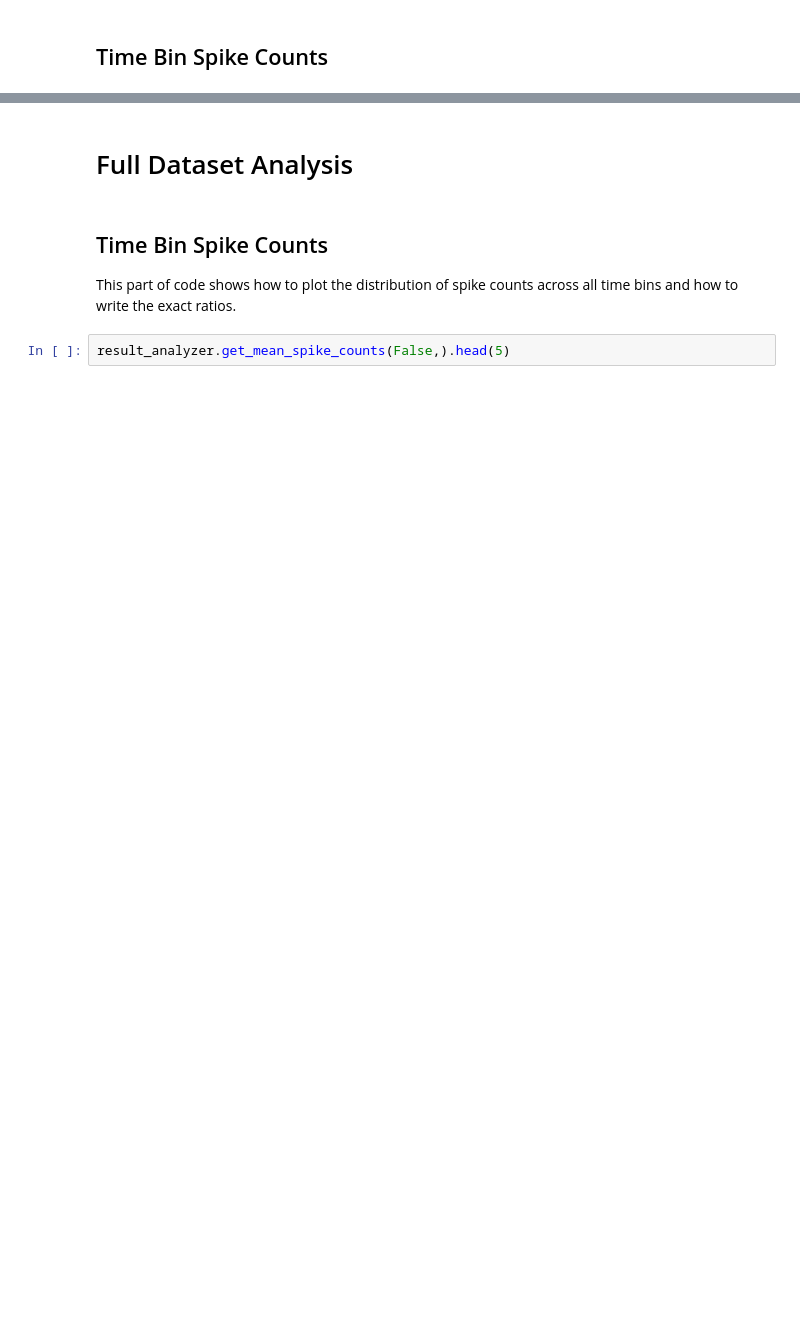
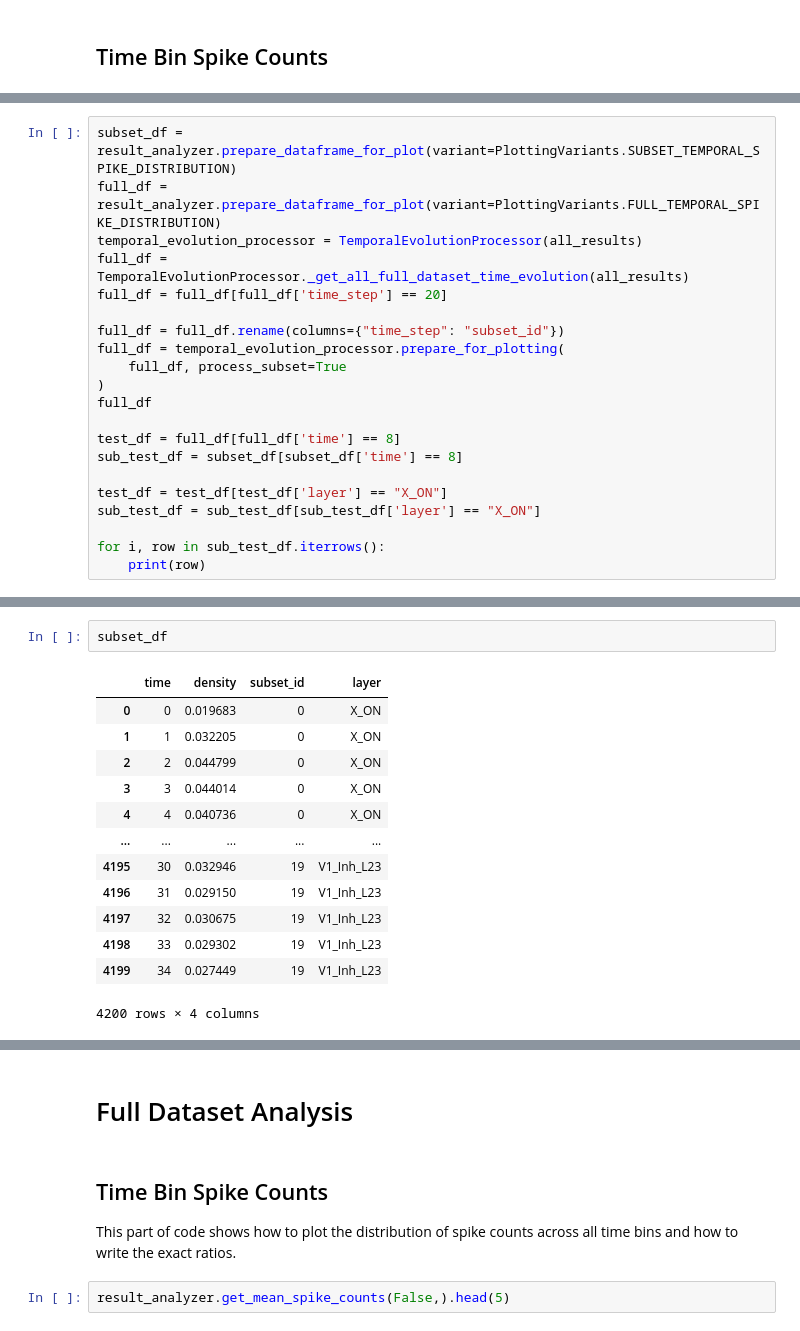
Before and after one commit to dbeinhauer/mcs-source, a Jupyter notebook: results_analysis_tools/analysis_overview.ipynb, the cells around one changed output, grey strips where cells are left out. Drawn from its saved outputs; the diff is of its cells as text; blank space fills up the shorter version.

```diff
--- a/results_analysis_tools/analysis_overview.ipynb
+++ b/results_analysis_tools/analysis_overview.ipynb
@@ -75,0 +117,21 @@ dataset_histogram_processor.prepare_for_plotting(process_subset=True)
+# %%
+subset_df = result_analyzer.prepare_dataframe_for_plot(variant=PlottingVariants.SUBSET_TEMPORAL_SPIKE_DISTRIBUTION)
+full_df = result_analyzer.prepare_dataframe_for_plot(variant=PlottingVariants.FULL_TEMPORAL_SPIKE_DISTRIBUTION)
+temporal_evolution_processor = TemporalEvolutionProcessor(all_results)
+full_df = TemporalEvolutionProcessor._get_all_full_dataset_time_evolution(all_results)
+full_df = full_df[full_df['time_step'] == 20]
+
+full_df = full_df.rename(columns={"time_step": "subset_id"})
+full_df = temporal_evolution_processor.prepare_for_plotting(
+    full_df, process_subset=True
+)
+full_df
+
+test_df = full_df[full_df['time'] == 8]
+sub_test_df = subset_df[subset_df['time'] == 8]
+
+test_df = test_df[test_df['layer'] == "X_ON"]
+sub_test_df = sub_test_df[sub_test_df['layer'] == "X_ON"]
+
+for i, row in sub_test_df.iterrows():
+    print(row)
@@ -75,0 +156,16 @@ dataset_histogram_processor.prepare_for_plotting(process_subset=True)
+# %%
+subset_df
+# %% [output]
+|  | time | density | subset_id | layer |
+| 0 | 0 | 0.019683 | 0 | X_ON |
+| 1 | 1 | 0.032205 | 0 | X_ON |
+| 2 | 2 | 0.044799 | 0 | X_ON |
+| 3 | 3 | 0.044014 | 0 | X_ON |
+| 4 | 4 | 0.040736 | 0 | X_ON |
+| ... | ... | ... | ... | ... |
+| 4195 | 30 | 0.032946 | 19 | V1_Inh_L23 |
+| 4196 | 31 | 0.029150 | 19 | V1_Inh_L23 |
+| 4197 | 32 | 0.030675 | 19 | V1_Inh_L23 |
+| 4198 | 33 | 0.029302 | 19 | V1_Inh_L23 |
+| 4199 | 34 | 0.027449 | 19 | V1_Inh_L23 |
+4200 rows × 4 columns
```
Also changed, not shown: parts of 9 cells of this notebook, 6 other files.
